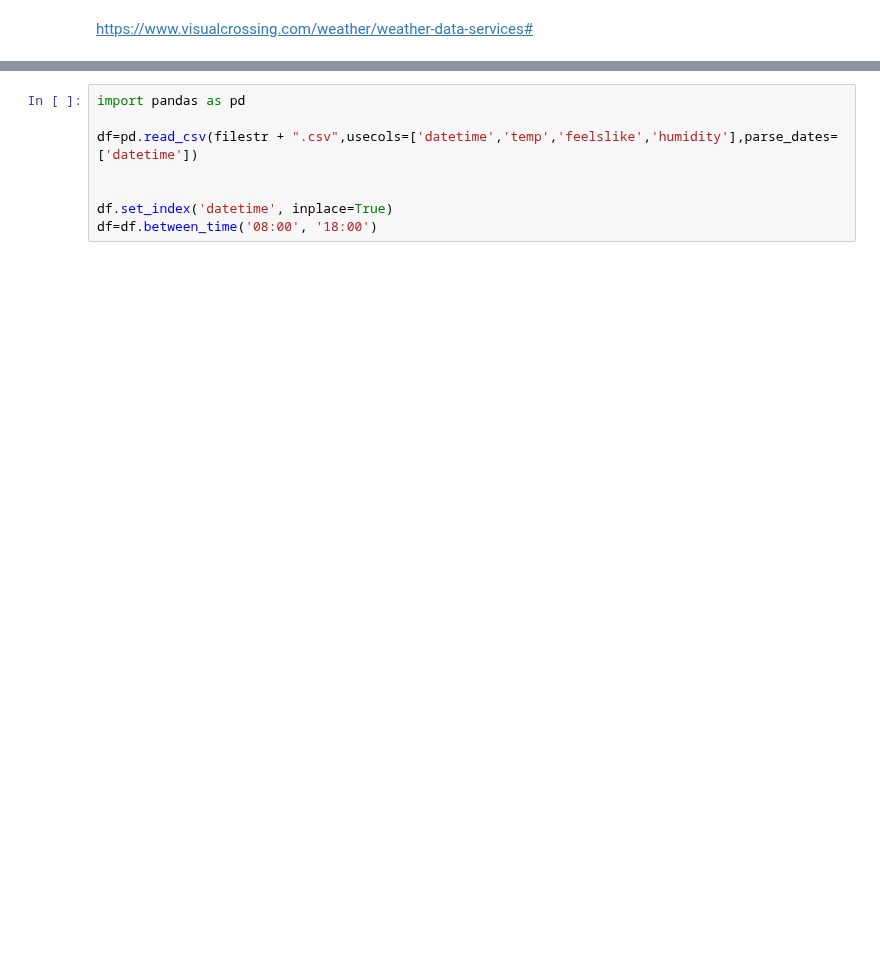
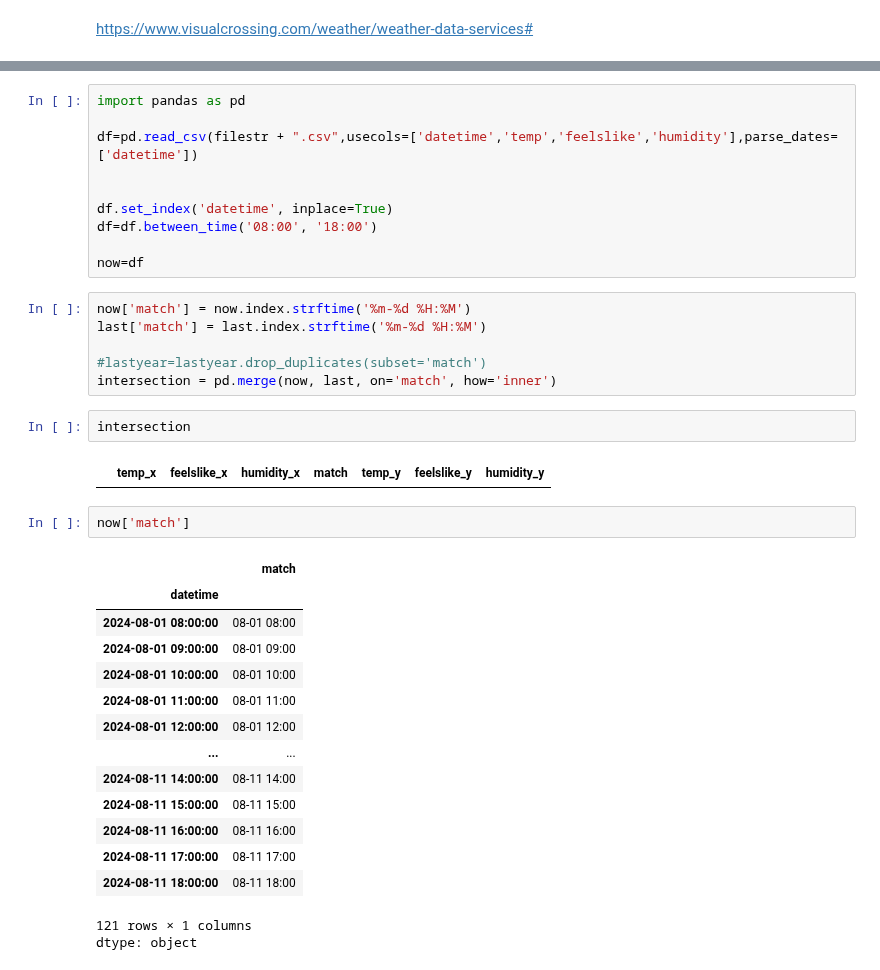
Before and after one commit to werowe/HypatiaAcademy, a Jupyter notebook: stats/check_numbers_paphos_summer_weather_csv.ipynb, the cells around one changed output, grey strips where cells are left out. Saved outputs shown, nothing was run; the diff lists cells and outputs as text; blank space fills up the shorter version.

```diff
--- a/stats/check_numbers_paphos_summer_weather_csv.ipynb
+++ b/stats/check_numbers_paphos_summer_weather_csv.ipynb
@@ -109,3 +125,33 @@ df=pd.read_csv(filestr + ".csv",usecols=['datetime','temp','feelslike','humidity
 
 df.set_index('datetime', inplace=True)
 df=df.between_time('08:00', '18:00')
+
+now=df
+# %%
+now['match'] = now.index.strftime('%m-%d %H:%M')
+last['match'] = last.index.strftime('%m-%d %H:%M')
+
+#lastyear=lastyear.drop_duplicates(subset='match')
+intersection = pd.merge(now, last, on='match', how='inner')
+# %%
+intersection
+# %% [output]
+|  | temp_x | feelslike_x | humidity_x | match | temp_y | feelslike_y | humidity_y |
+# %%
+now['match']
+# %% [output]
+|  | match |
+| datetime |  |
+| 2024-08-01 08:00:00 | 08-01 08:00 |
+| 2024-08-01 09:00:00 | 08-01 09:00 |
+| 2024-08-01 10:00:00 | 08-01 10:00 |
+| 2024-08-01 11:00:00 | 08-01 11:00 |
+| 2024-08-01 12:00:00 | 08-01 12:00 |
+| ... | ... |
+| 2024-08-11 14:00:00 | 08-11 14:00 |
+| 2024-08-11 15:00:00 | 08-11 15:00 |
+| 2024-08-11 16:00:00 | 08-11 16:00 |
+| 2024-08-11 17:00:00 | 08-11 17:00 |
+| 2024-08-11 18:00:00 | 08-11 18:00 |
+121 rows × 1 columns
+dtype: object
```
Also changed, not shown: parts of 8 cells of this notebook.
